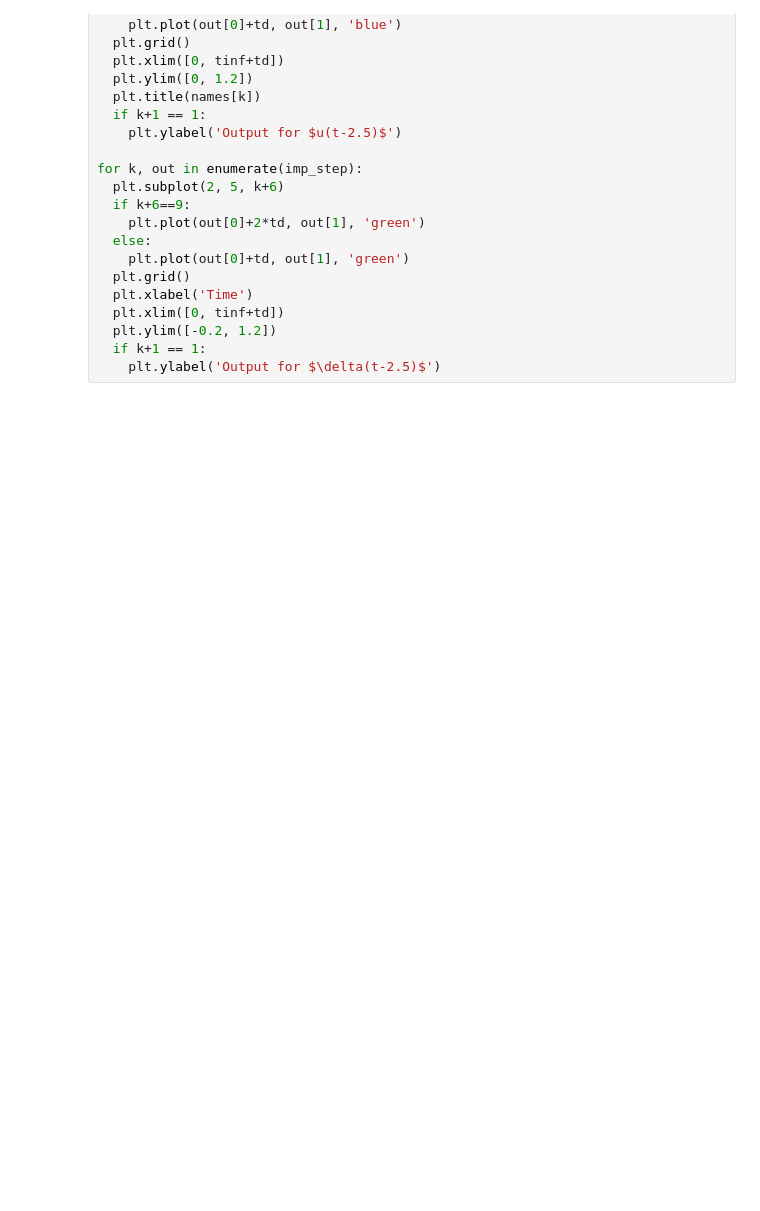
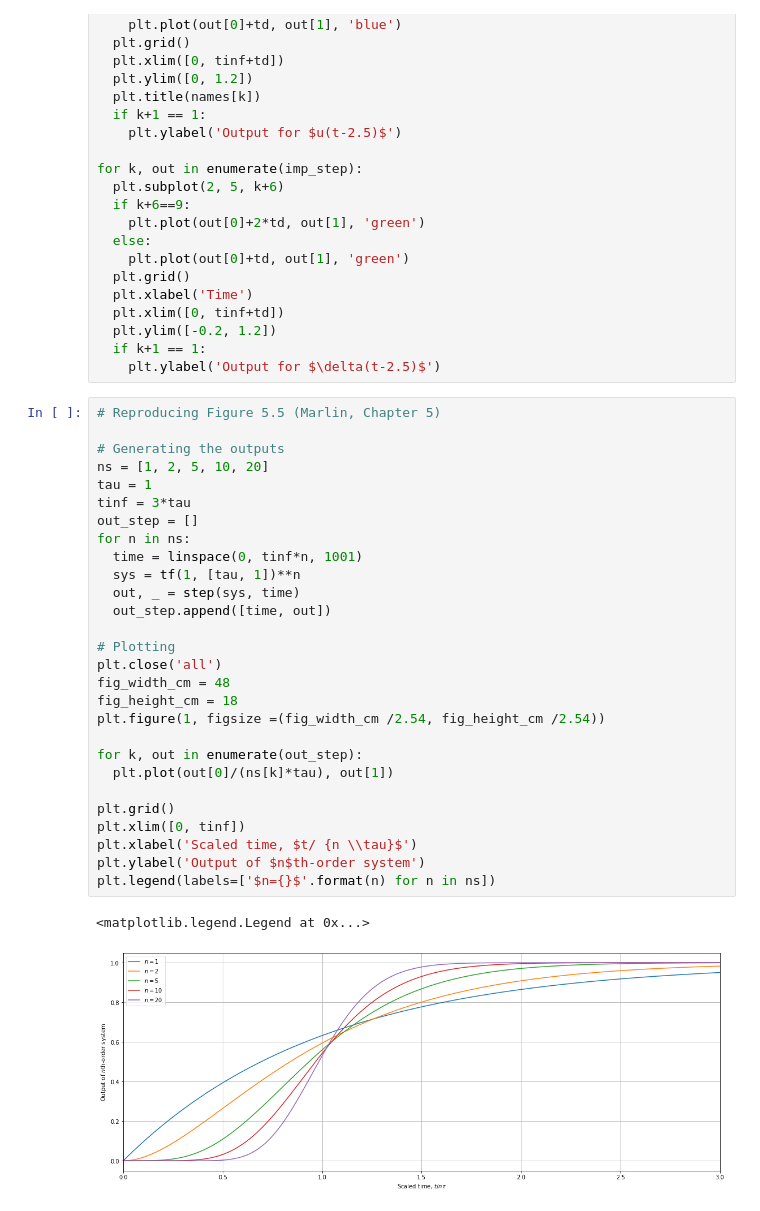
Before and after one commit to gmxavier/FAT0413150, a Jupyter notebook: extras/04.01-Marlin-Ch5-Fig1.ipynb, the cells around one changed output. Drawn from its saved outputs; the diff is of its cells as text; blank space fills up the shorter version.

```diff
--- a/extras/04.01-Marlin-Ch5-Fig1.ipynb
+++ b/extras/04.01-Marlin-Ch5-Fig1.ipynb
@@ -55,3 +55,34 @@ for k, out in enumerate(imp_step):
   plt.ylim([-0.2, 1.2])
   if k+1 == 1:
     plt.ylabel('Output for $\delta(t-2.5)$')
+# %%
+# Reproducing Figure 5.5 (Marlin, Chapter 5)
+
+# Generating the outputs
+ns = [1, 2, 5, 10, 20]
+tau = 1
+tinf = 3*tau
+out_step = []
+for n in ns:
+  time = linspace(0, tinf*n, 1001)
+  sys = tf(1, [tau, 1])**n
+  out, _ = step(sys, time)
+  out_step.append([time, out])
+
+# Plotting
+plt.close('all')
+fig_width_cm = 48
+fig_height_cm = 18
+plt.figure(1, figsize =(fig_width_cm /2.54, fig_height_cm /2.54))
+
+for k, out in enumerate(out_step):
+  plt.plot(out[0]/(ns[k]*tau), out[1])
+
+plt.grid()
+plt.xlim([0, tinf])
+plt.xlabel('Scaled time, $t/ {n \\tau}$')
+plt.ylabel('Output of $n$th-order system')
+plt.legend(labels=['$n={}$'.format(n) for n in ns])
+# %% [output]
+<matplotlib.legend.Legend at 0x...>
+[figure, added]
```
Also changed, not shown: parts of 2 cells of this notebook.
